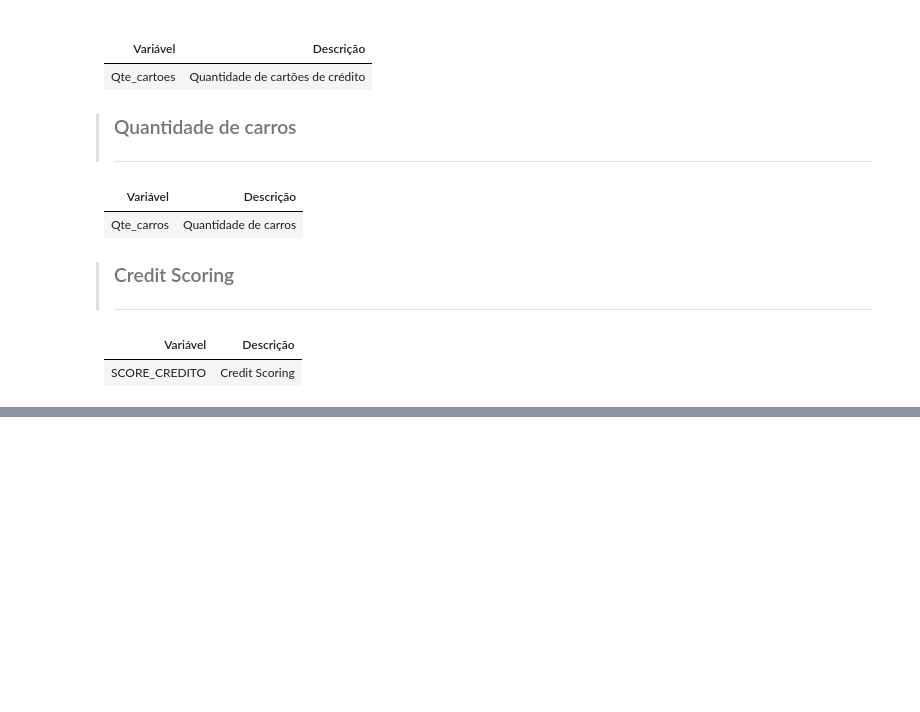
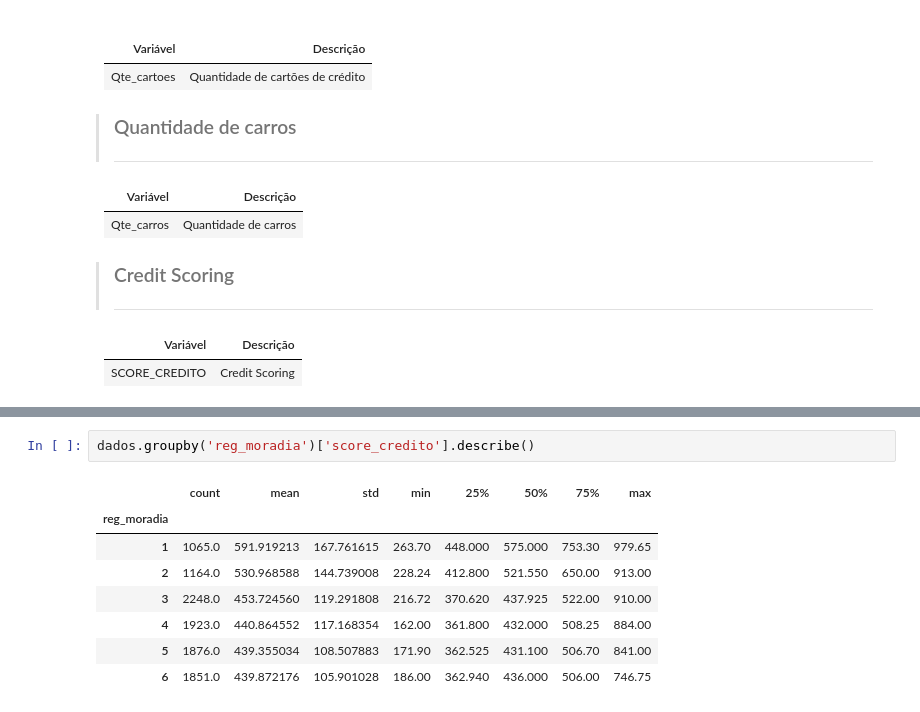
Before and after one commit to julio-monzem/quantum-fintech-credito, a Jupyter notebook: modelo_preditivo_credito.ipynb, the cells around one changed output, grey strips where cells are left out. Drawn from its saved outputs; the diff is of its cells as text; blank space fills up the shorter version.

```diff
--- a/modelo_preditivo_credito.ipynb
+++ b/modelo_preditivo_credito.ipynb
@@ -169,0 +222,11 @@ dados.head()
+# %%
+dados.groupby('reg_moradia')['score_credito'].describe()
+# %% [output]
+|  | count | mean | std | min | 25% | 50% | 75% | max |
+| reg_moradia |  |  |  |  |  |  |  |  |
+| 1 | 1065.0 | 591.919213 | 167.761615 | 263.70 | 448.000 | 575.000 | 753.30 | 979.65 |
+| 2 | 1164.0 | 530.968588 | 144.739008 | 228.24 | 412.800 | 521.550 | 650.00 | 913.00 |
+| 3 | 2248.0 | 453.724560 | 119.291808 | 216.72 | 370.620 | 437.925 | 522.00 | 910.00 |
+| 4 | 1923.0 | 440.864552 | 117.168354 | 162.00 | 361.800 | 432.000 | 508.25 | 884.00 |
+| 5 | 1876.0 | 439.355034 | 108.507883 | 171.90 | 362.525 | 431.100 | 506.70 | 841.00 |
+| 6 | 1851.0 | 439.872176 | 105.901028 | 186.00 | 362.940 | 436.000 | 506.00 | 746.75 |
```
Also changed, not shown: parts of 11 cells of this notebook.
